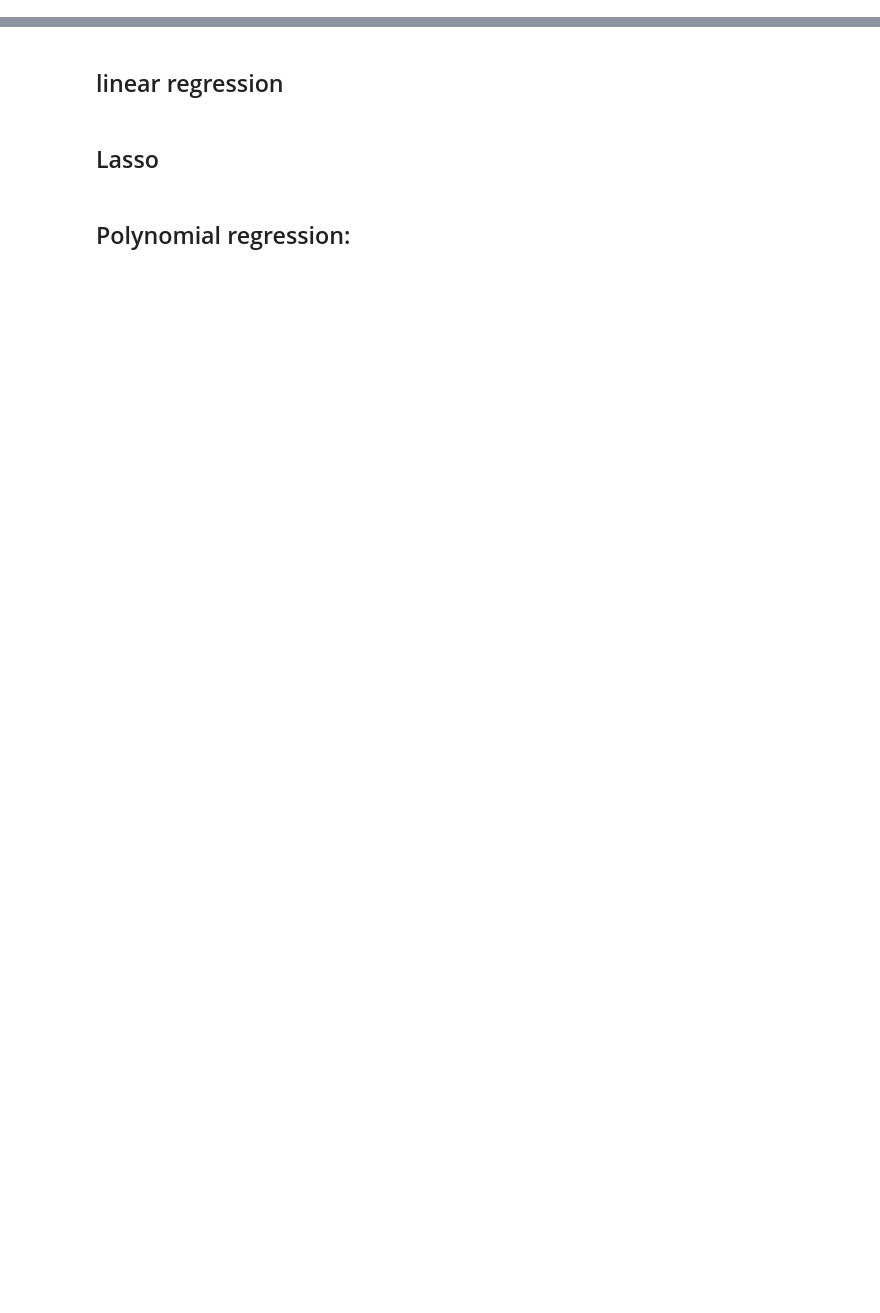
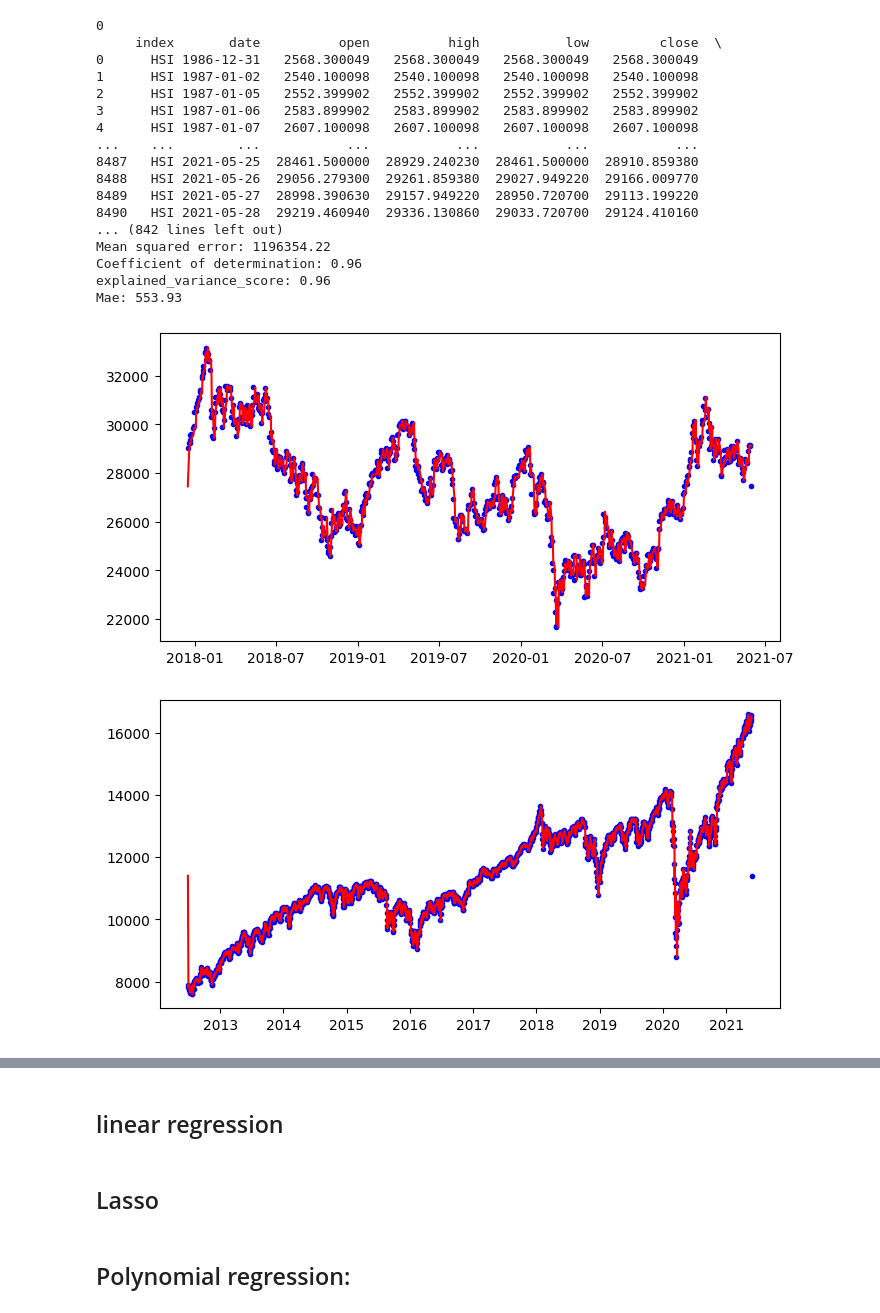
Before and after one commit to blue-debug/Security-van-evolutionary-algorithm, a Jupyter notebook: security/leaning from data.ipynb, the cells around one changed output, grey strips where cells are left out. Saved outputs shown, nothing was run; the diff lists cells and outputs as text; code cells hidden in the pictures; blank space fills up the shorter version.

```diff
--- a/security/leaning from data.ipynb
+++ b/security/leaning from data.ipynb
@@ -44,6 +65,0 @@ df.head(10)
-# %%
-rcParams['figure.figsize'] = 10, 8 # width 10, height 8
-
-ax = df.plot(x = 'date', y = 'adj_close', style = 'r-', grid = True)
-ax.set_xlabel("date")
-# df.plot(x = 'date', y = 'adj_close', marker = ',', markevery = 10, color = 'r', ls = '-', lw = 2)
@@ -69,15 +159,0 @@ print("test.shape = " + str(test.shape))
-# %%
-# Plot adjusted close over time
-rcParams['figure.figsize'] = 10, 8 # width 10, height 8
-
-ax = train.plot(x = 'date', y = 'adj_close', style = 'b-', grid = True)
-ax = cv.plot(x = 'date', y = 'adj_close', style = 'y-', grid = True, ax = ax)
-ax = test.plot(x = 'date', y = 'adj_close', style = 'g-', grid = True, ax = ax)
-ax.legend(['train', 'dev', 'test'])
-ax.set_xlabel("date")
-ax.set_ylabel("adj_close")
-# %%
-# X_train,Y_train = df['date'][:num_train], df['adj_close'][:num_train]
-# X_test,Y_test = df['date'][num_train:], df['adj_close'][num_train:]
-X_train, Y_train = df[:num_train], df[:num_train].adj_close
-X_test, Y_test = df[num_train:], df[num_train:].adj_close
@@ -87,0 +253,42 @@ print(X_train.info())
+# %%
+index, times = 0, 0
+model = 'linear'
+
+# regression_mode(df[:change_index[1]], test_rate, 'linear')
+
+while times < len(change_index):
+        print(times)
+        if times == 0:
+                regression_mode(df[:change_index[times + 1]], test_rate, model)
+                index = change_index[times]
+                times += 1
+                continue
+
+        elif times == len(change_index) - 1:
+                regression_mode(df[change_index[times]:], test_rate, model)
+                break
+
+        else:
+                regression_mode(df[index: change_index[times + 1]], test_rate, model)
+                index = change_index[times]
+                times += 1
+# %% [output]
+0
+     index       date          open          high           low         close  \
+0      HSI 1986-12-31   2568.300049   2568.300049   2568.300049   2568.300049
+1      HSI 1987-01-02   2540.100098   2540.100098   2540.100098   2540.100098
+2      HSI 1987-01-05   2552.399902   2552.399902   2552.399902   2552.399902
+3      HSI 1987-01-06   2583.899902   2583.899902   2583.899902   2583.899902
+4      HSI 1987-01-07   2607.100098   2607.100098   2607.100098   2607.100098
+...    ...        ...           ...           ...           ...           ...
+8487   HSI 2021-05-25  28461.500000  28929.240230  28461.500000  28910.859380
+8488   HSI 2021-05-26  29056.279300  29261.859380  29027.949220  29166.009770
+8489   HSI 2021-05-27  28998.390630  29157.949220  28950.720700  29113.199220
+8490   HSI 2021-05-28  29219.460940  29336.130860  29033.720700  29124.410160
+... (842 lines left out)
+Mean squared error: 1196354.22
+Coefficient of determination: 0.96
+explained_variance_score: 0.96
+Mae: 553.93
+[figure, added]
+[figure, added]
```
Also changed, not shown: parts of 28 cells of this notebook.
